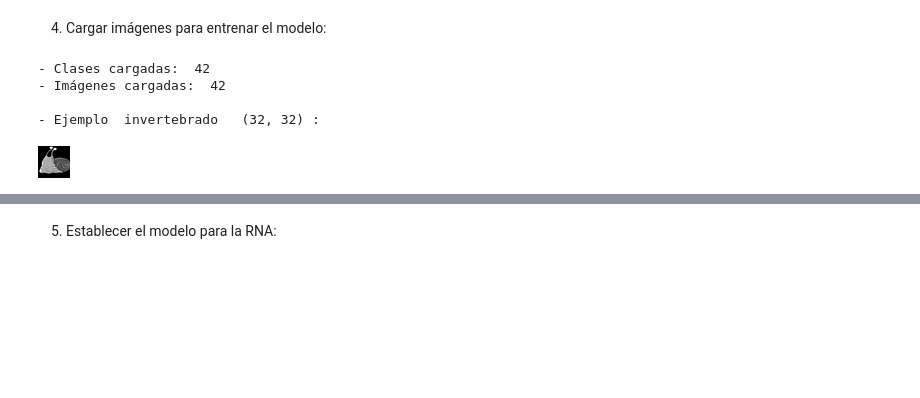
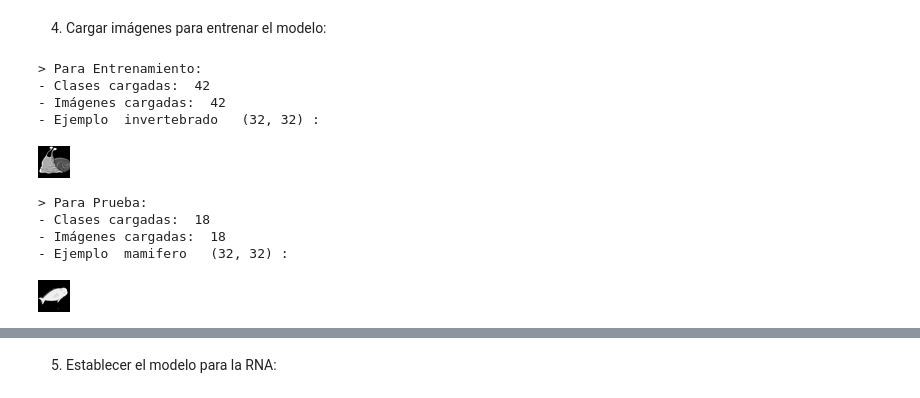
Before and after one commit to PGP-MachineLearning/demoIA, a Jupyter notebook: RNA MLP Imag ANIMALES.ipynb, the cells around one changed output, grey strips where cells are left out. Saved outputs shown, nothing was run; the diff lists cells and outputs as text; code cells hidden in the pictures; blank space fills up the shorter version.

```diff
--- a/RNA MLP Imag ANIMALES.ipynb
+++ b/RNA MLP Imag ANIMALES.ipynb
@@ -60,5 +53,6 @@ drive.mount('/content/gdrive', force_remount=True)
 
 # directorio local en Google Drive
 path = 'gdrive/My Drive/IA/demo ANIMALES'
-imagPath = path + '/imagenes/train'
+imagPath_train = path + '/imagenes/train'
+imagPath_test = path + '/imagenes/test'
 # %% [output]
@@ -70,47 +60,67 @@ Mounted at /content/gdrive
 # %% [markdown]
 4) Cargar imágenes para entrenar el modelo:
 # %%
-# cargar las imágenes
-classes_ori = []
-images_ori = []
+# define función para cargar las imágenes
+def cargarImagenes(imagPath):
+  classes_ori = []
+  images_ori = []
 
-all_dirs = os.listdir( imagPath )
-for each_dir in all_dirs:
+  all_dirs = os.listdir( imagPath )
+  for each_dir in all_dirs:
 
-    auxiPath = imagPath + '/' + each_dir
-    imagFN  = os.listdir( auxiPath )
-    for each_imagFN in imagFN:
+      auxiPath = imagPath + '/' + each_dir
+      imagFN  = os.listdir( auxiPath )
+      for each_imagFN in imagFN:
 
-          # abre la imagen
-          imag = Image.open(auxiPath + "/" + each_imagFN)
+            # abre la imagen
+            imag = Image.open(auxiPath + "/" + each_imagFN)
 
-          # ajusta el tamaño
-          if IMAGE_SHAPE[2]==1:
-            imag = imag.convert('L')
-            tipoImage = 'L'
-          else:
-            tipoImage = 'RGB'
-          imag = imag.resize((IMAGE_SHAPE[0], IMAGE_SHAPE[1]), Image.ANTIALIAS)
+            # ajusta el tamaño
+            if IMAGE_SHAPE[2]==1:
+              imag = imag.convert('L')
+              tipoImage = 'L'
+            else:
+              tipoImage = 'RGB'
+            imag = imag.resize((IMAGE_SHAPE[0], IMAGE_SHAPE[1]), Image.ANTIALIAS)
 
-          # transforma a un vector de nros
-          arImag = np.array(imag)
+            # transforma a un vector de nros
+            arImag = np.array(imag)
 
-          # agrega a los vectores
-          classes_ori.append( each_dir )
-          images_ori.append( arImag )
+            # agrega a los vectores
+            classes_ori.append( each_dir )
+            images_ori.append( arImag )
+  return classes_ori, images_ori, tipoImage
 
-print("- Clases cargadas: ", len(classes_ori))
-print("- Imágenes cargadas: ", len(images_ori))
+# carga las imagenes de entrenamiento
+classes_train, images_train, tipoImage_train = cargarImagenes(imagPath_train)
+print("> Para Entrenamiento: ")
+print("- Clases cargadas: ", len(classes_train))
+print("- Imágenes cargadas: ", len(classes_train))
 
-if len(images_ori)>0:
-  print("\n- Ejemplo ", classes_ori[0], " ", images_ori[0].shape, ": ")
-  display( Image.fromarray(images_ori[0], tipoImage) )
+if len(classes_train)>0:
+  print("- Ejemplo ", classes_train[0], " ", images_train[0].shape, ": ")
+  display( Image.fromarray(images_train[0], tipoImage_train) )
+
+# carga las imagenes de prueba
+classes_test, images_test, tipoImage_test = cargarImagenes(imagPath_test)
+print("\n\n> Para Prueba: ")
+print("- Clases cargadas: ", len(classes_test))
+print("- Imágenes cargadas: ", len(images_test))
+
+if len(classes_test)>0:
+  print("- Ejemplo ", classes_test[0], " ", images_test[0].shape, ": ")
+  display( Image.fromarray(images_test[0], tipoImage_test) )
 # %% [output]
+> Para Entrenamiento:
 - Clases cargadas:  42
 - Imágenes cargadas:  42
-
 - Ejemplo  invertebrado   (32, 32) :
 [figure]
+> Para Prueba:
+- Clases cargadas:  18
+- Imágenes cargadas:  18
+- Ejemplo  mamifero   (32, 32) :
+[figure, added]
 # %%
 # define función auxiliar para mostrar imágenes preparadas
 def plot_image(imag):
```
Also changed, not shown: parts of 11 cells of this notebook, 2 other files.
